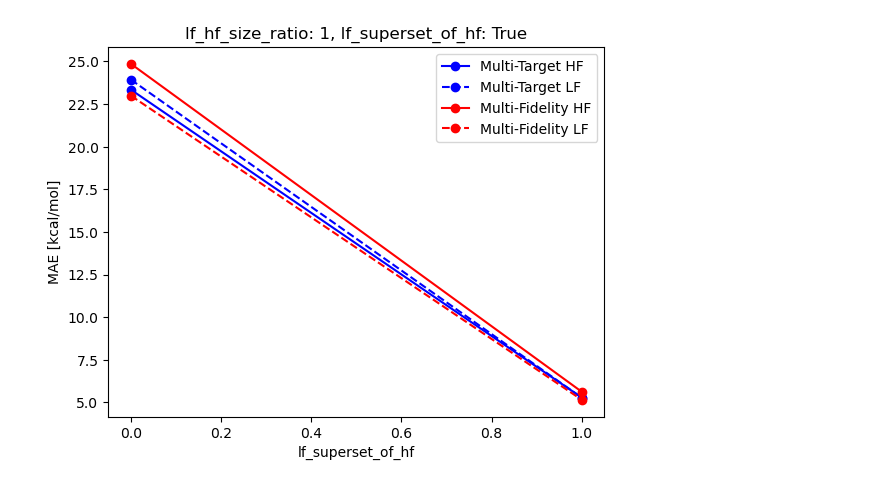
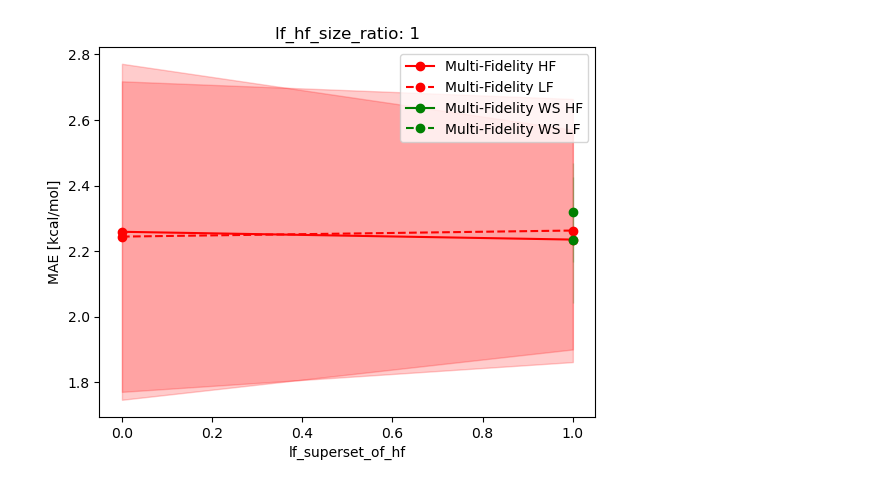
Before and after one commit to sourcery-ai-experiments/chemprop, a Jupyter notebook: multifidelity_results_analysis.ipynb, the cells around one changed output. Saved outputs shown, nothing was run; the diff lists cells and outputs as text; code cells hidden in the pictures.

Commit message:
fix val splitting and update results analysis

```diff
--- a/multifidelity_results_analysis.ipynb
+++ b/multifidelity_results_analysis.ipynb
@@ -52,7 +70,7 @@ for subdir in os.listdir(root_dir):
 df = pd.concat(dfs, ignore_index=True)
 df.drop(columns=['data_file', 'hf_col_name', 'lf_col_name', 'save_test_plot',
                  'num_epochs', 'export_train_and_val', 'scale_data',
-                 'split_type', 'seed'], inplace=True)
+                 'split_type','results_dir'], inplace=True)
 df.sort_values(by=['model_type', 'add_pn_bias_to_make_lf', 'add_constant_bias_to_make_lf', 'add_gauss_noise_to_make_lf', 'add_descriptor_bias_to_make_lf', 'lf_hf_size_ratio'])
 # %% [output]
 |  | directory | model_type | add_pn_bias_to_make_lf | add_constant_bias_to_make_lf | add_gauss_noise_to_make_lf | ... |
@@ -71 +105,6 @@ df.sort_values(by=['model_type', 'add_pn_bias_to_make_lf', 'add_constant_bias_to
+# %%
+df_mean = df.drop(columns=['directory']).groupby(['model_type', 'add_pn_bias_to_make_lf', 'add_constant_bias_to_make_lf',
+            'add_gauss_noise_to_make_lf', 'add_descriptor_bias_to_make_lf', 'lf_hf_size_ratio', 'lf_superset_of_hf']).mean().reset_index()
+df_std = df.drop(columns=['directory']).groupby(['model_type', 'add_pn_bias_to_make_lf', 'add_constant_bias_to_make_lf',
+            'add_gauss_noise_to_make_lf', 'add_descriptor_bias_to_make_lf', 'lf_hf_size_ratio', 'lf_superset_of_hf']).std().reset_index()
 # %%
@@ -85,13 +119,4 @@ df.loc[df.directory == '2023-05-01_10-30-16.444162']
 # %%
-default_var_values = {
-    'add_pn_bias_to_make_lf': 0,
-    'add_constant_bias_to_make_lf': 0.0,
-    'add_gauss_noise_to_make_lf': 0.0,
-    'add_descriptor_bias_to_make_lf': 0.0,
-    'lf_hf_size_ratio': 1,
-    'lf_superset_of_hf': True,
-}
-
 models_colors_dict = {
     'single_fidelity': 'k',
     'multi_target': 'b',
@@ -105,39 +130,61 @@ model_type_dict = {
     'multi_fidelity_weight_sharing': 'Multi-Fidelity WS',
 }
 
-for current_var in default_var_values.keys():
-    not_current_var_default_values = {k:v for k,v in default_var_values.items() if k != current_var}
+for lf_hf_size_ratio in [1]:  # , 10, 100]:
+    for lf_superset_of_hf in [True]:  # , False]:
+        default_var_values = {
+            'add_pn_bias_to_make_lf': 0,
+            'add_constant_bias_to_make_lf': 0.0,
+            'add_gauss_noise_to_make_lf': 0.0,
+            'add_descriptor_bias_to_make_lf': 0.0,
+            'lf_hf_size_ratio': lf_hf_size_ratio,
+            'lf_superset_of_hf': lf_superset_of_hf,
+        }
 
-    df_ = df.loc[(df[list(not_current_var_default_values)] == pd.Series(not_current_var_default_values)).all(axis=1)]
+        for current_var in default_var_values.keys():
+            not_current_var_default_values = {k:v for k,v in default_var_values.items() if k != current_var}
 
-    # TODO: add lower bound baseline for single fidelity with 10% of the data at HF
-    # this single fidelity isn't a great baseline because it assumes having 100% of the data at HF (this is a best case-scenario, also need lower bound)
-    # plt.hlines(df_.loc[df_.model_type == 'single_fidelity'].MAE_hf, min(df_[current_var]), max(df_[current_var]), 'k', label='single_fidelity')
+            df_mean_ = df_mean.loc[(df_mean[list(not_current_var_default_values)] == pd.Series(not_current_var_default_values)).all(axis=1)]
+            df_std_ = df_std.loc[(df_std[list(not_current_var_default_values)] == pd.Series(not_current_var_default_values)).all(axis=1)]
 
-    for model_type in [
-        'multi_target',
-        'multi_fidelity',
-        # 'multi_fidelity_weight_sharing',
-    ]:
-        df__ = df_.loc[df_.model_type == model_type].sort_values(by=current_var)
-        plt.plot(df__[current_var], df__.MAE_hf, 'o-'+models_colors_dict[model_type], label=model_type_dict[model_type]+' HF')
-        plt.plot(df__[current_var], df__.MAE_lf, 'o--'+models_colors_dict[model_type], label=model_type_dict[model_type]+' LF')
+            # TODO: add lower bound baseline for single fidelity with 10% of the data at HF
+            # this single fidelity isn't a great baseline because it assumes having 100% of the data at HF (this is a best case-scenario, also need lower bound)
+            # plt.hlines(df_.loc[df_.model_type == 'single_fidelity'].MAE_hf, min(df_[current_var]), max(df_[current_var]), 'k', label='single_fidelity')
 
-    if current_var == 'lf_hf_size_ratio':
-        plt.xscale('log')
+            for model_type in [
+                # 'multi_target',
+                'multi_fidelity',
+                'multi_fidelity_weight_sharing',
+            ]:
+                df_mean__ = df_mean_.loc[df_mean_.model_type == model_type].sort_values(by=current_var)
+                df_std__ = df_std_.loc[df_std_.model_type == model_type].sort_values(by=current_var)
+                plt.plot(df_mean__[current_var], df_mean__.MAE_hf, 'o-'+models_colors_dict[model_type], label=model_type_dict[model_type]+' HF')
+                plt.fill_between(df_mean__[current_var], df_mean__.MAE_hf - df_std__.MAE_hf, df_mean__.MAE_hf + df_std__.MAE_hf, alpha=0.2, color=models_colors_dict[model_type])
+                plt.plot(df_mean__[current_var], df_mean__.MAE_lf, 'o--'+models_colors_dict[model_type], label=model_type_dict[model_type]+' LF')
+                plt.fill_between(df_mean__[current_var], df_mean__.MAE_lf - df_std__.MAE_lf, df_mean__.MAE_lf + df_std__.MAE_lf, alpha=0.2, color=models_colors_dict[model_type])
 
-    if current_var == 'add_pn_bias_to_make_lf':
-        plt.yscale('log')
+            if current_var == 'lf_hf_size_ratio':
+                plt.xscale('log')
 
-    plt.legend()
-    plt.xlabel(current_var)
-    plt.ylabel('MAE [kcal/mol]')
-    plt.title(f"lf_hf_size_ratio: {default_var_values['lf_hf_size_ratio']}, lf_superset_of_hf: {default_var_values['lf_superset_of_hf']}")  # TODO: remove part of title for ratio and superset plots
-    # plt.legend(fontsize=14)
-    # plt.xlabel('LF:HF Dataset Size Ratio', fontsize=16)
-    # plt.ylabel('MAE [kcal/mol]', fontsize=16)
-    # plt.xticks(fontsize=14)
-    # plt.yticks(fontsize=14)
-    plt.savefig(f"{current_var}_{default_var_values['lf_hf_size_ratio']}_{default_var_values['lf_superset_of_hf']}.pdf")
-    plt.show()
+            if current_var == 'add_pn_bias_to_make_lf':
+                plt.yscale('log')
+
+            plt.legend()
+            plt.xlabel(current_var)
+            plt.ylabel('MAE [kcal/mol]')
+
+            if current_var == 'lf_hf_size_ratio':
+                plt.title(f"lf_superset_of_hf: {default_var_values['lf_superset_of_hf']}")
+            elif current_var == 'lf_superset_of_hf':
+                plt.title(f"lf_hf_size_ratio: {default_var_values['lf_hf_size_ratio']}")
+            else:
+                plt.title(f"lf_hf_size_ratio: {default_var_values['lf_hf_size_ratio']}, lf_superset_of_hf: {default_var_values['lf_superset_of_hf']}")
+            # plt.legend(fontsize=14)
+            # plt.xlabel('LF:HF Dataset Size Ratio', fontsize=16)
+            # plt.ylabel('MAE [kcal/mol]', fontsize=16)
+            # plt.xticks(fontsize=14)
+            # plt.yticks(fontsize=14)
+            plt.savefig(f"{current_var}_{default_var_values['lf_hf_size_ratio']}_{default_var_values['lf_superset_of_hf']}.png")
+            plt.savefig(f"{current_var}_{default_var_values['lf_hf_size_ratio']}_{default_var_values['lf_superset_of_hf']}.pdf")
+            plt.show()
 # %% [output]
@@ -149 +196 @@ for current_var in default_var_values.keys():
-[figure, old version]
+[figure, new version]
```
Also changed, not shown: parts of 11 cells of this notebook, 1 other file.
